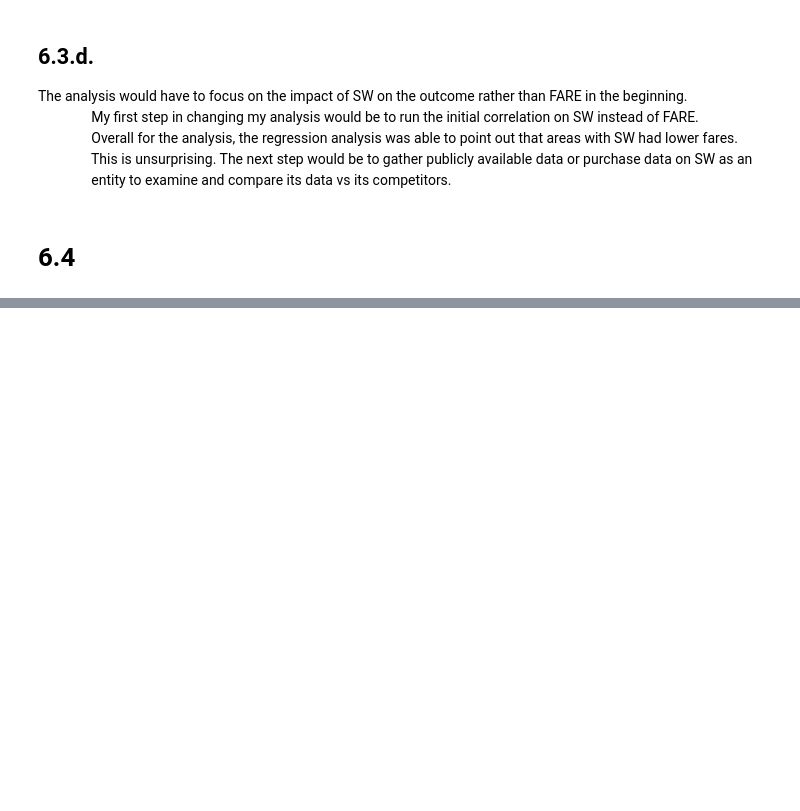
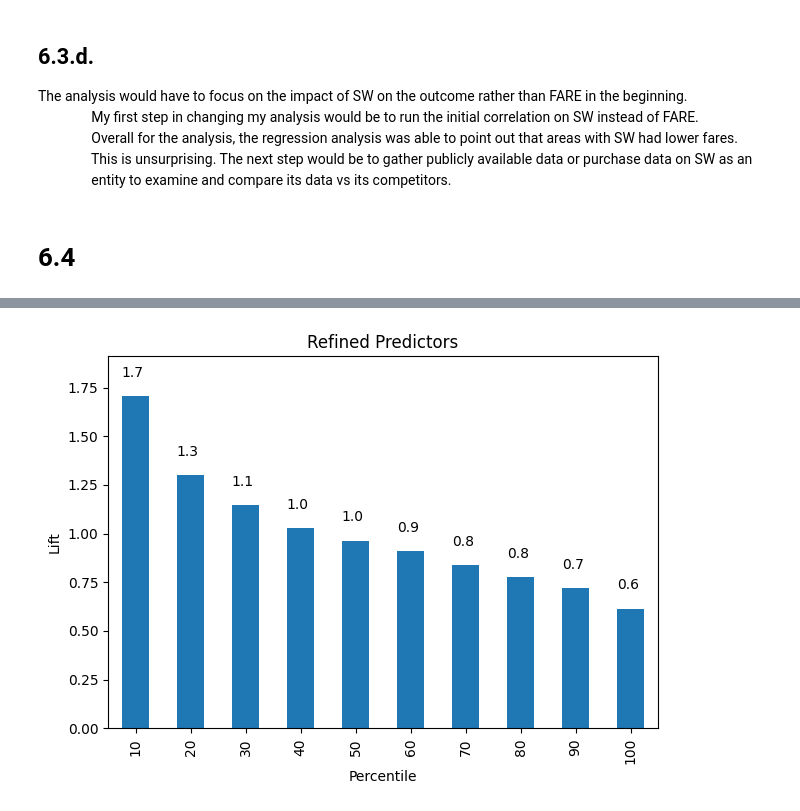
Before and after one commit to wolfesamk/MSBA-206, a Jupyter notebook: DMBA Chapter 6.ipynb, the cells around one changed output, grey strips where cells are left out. Saved outputs shown, nothing was run; the diff lists cells and outputs as text; code cells hidden in the pictures; blank space fills up the shorter version.

```diff
--- a/DMBA Chapter 6.ipynb
+++ b/DMBA Chapter 6.ipynb
@@ -558,0 +546,8 @@ pd.reset_option('display.width')
+# %%
+dfCarExhaust = pd.DataFrame(carData, columns=('n', 'r2adj', 'AIC') + tuple(sorted(carAllVariables)))
+pd.set_option('display.width', 250)
+print(dfCarExhaust.sort_values(by=['AIC'],ascending=True).head(1))
+pd.reset_option('display.width')
+carCol = dfCarExhaust.iloc[13:14 , 3:].T
+#listify!
+carBestPred = exhaustivePred(carCol)
@@ -558,0 +801,6 @@ pd.reset_option('display.width')
+# %%
+liftChart(resultPredTrain.sort_values(by=['Predicted'], ascending=False).Predicted, labelBars=True, title='Refined Predictors')
+plt.tight_layout()
+plt.show()
+# %% [output]
+[figure, added]
```
Also changed, not shown: parts of 45 cells of this notebook.
